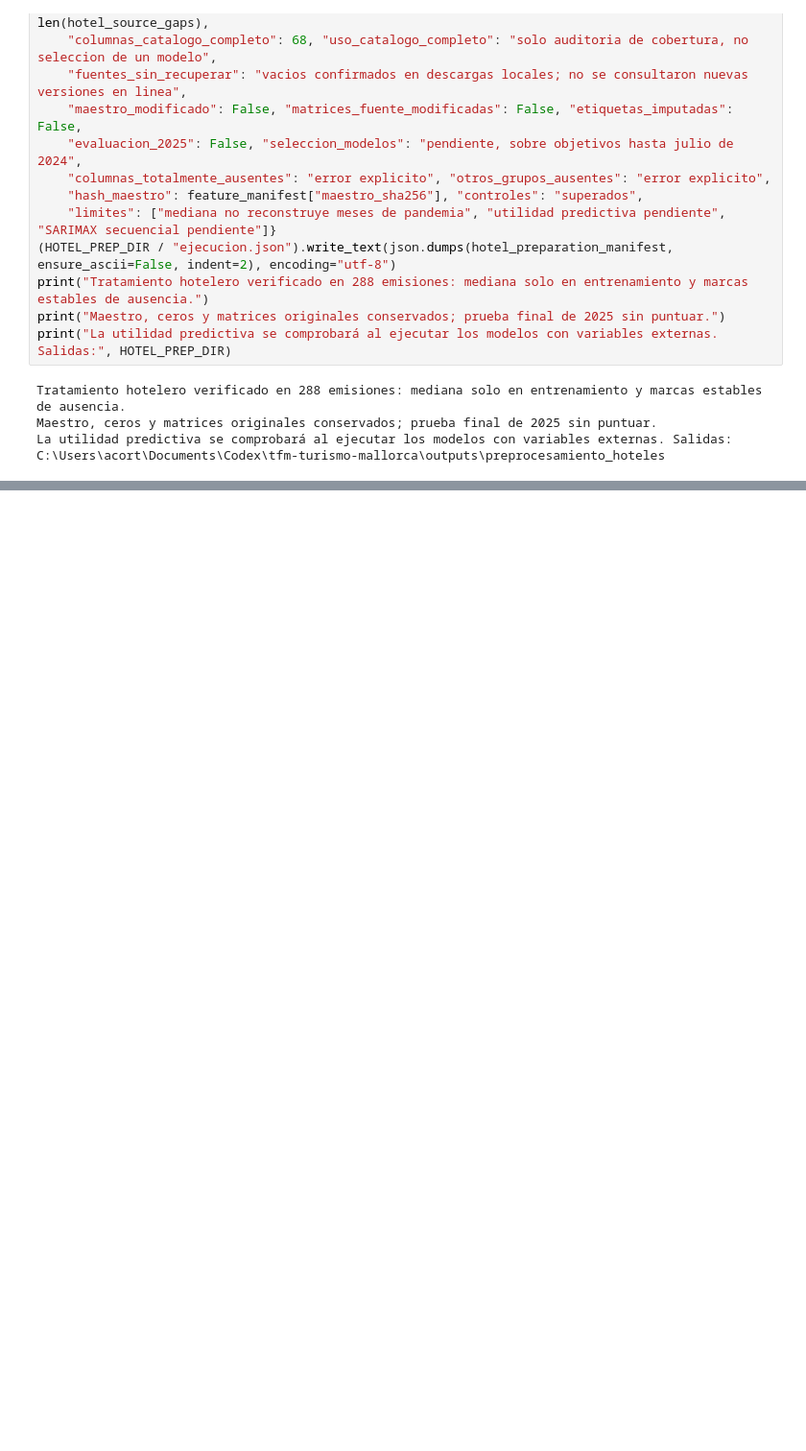
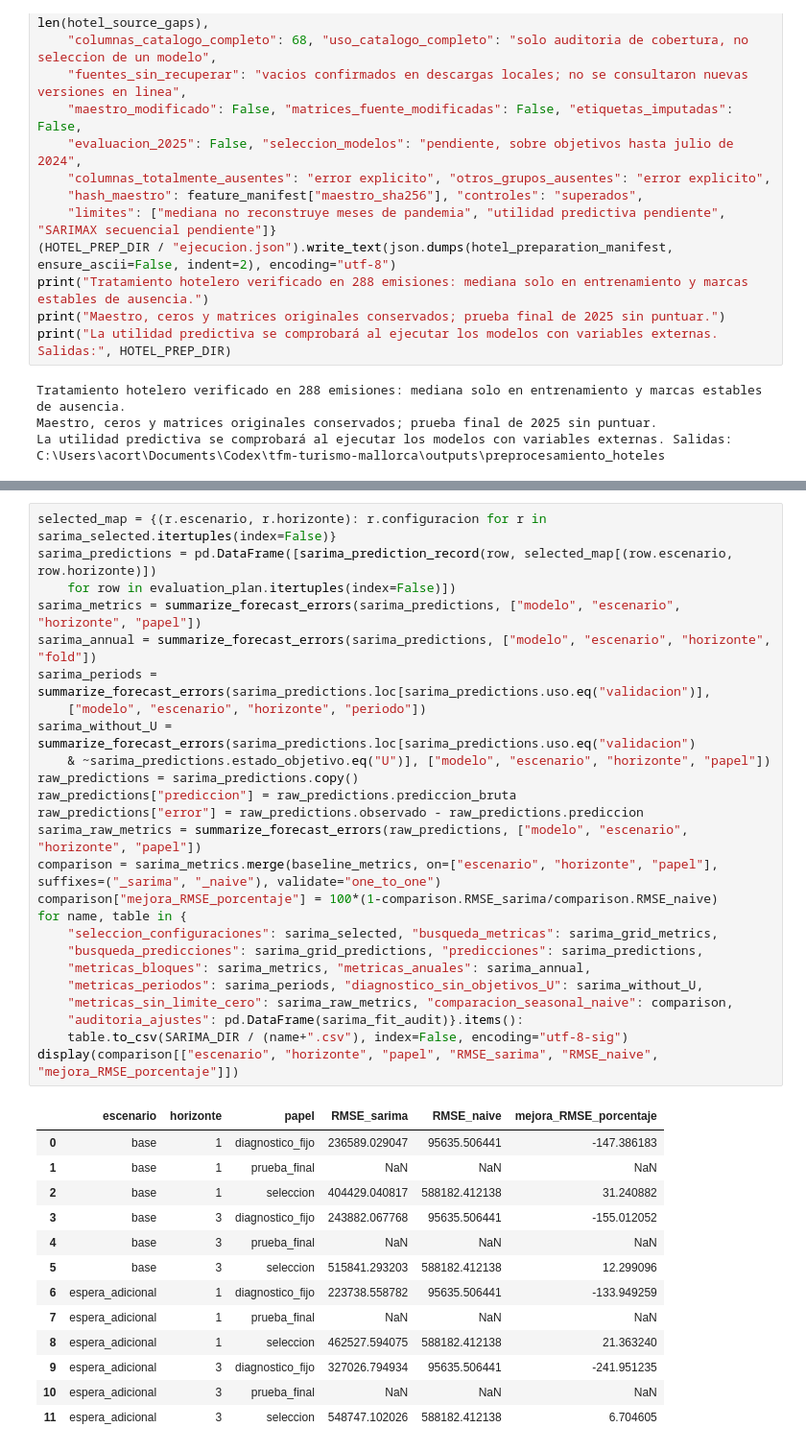
Before and after one commit to acortes99/tfm-turismo-mallorca, a Jupyter notebook: tfm-turismo-viu.ipynb, the cells around one changed output, grey strips where cells are left out. Shown at 96% size. Saved outputs shown, nothing was run; the diff lists cells and outputs as text; blank space fills up the shorter version.

Commit message:
Implementar y validar SARIMA con evaluación temporal y comparación con Seasonal Naïve

```diff
--- a/tfm-turismo-viu.ipynb
+++ b/tfm-turismo-viu.ipynb
@@ -1990,0 +2126,39 @@ La utilidad predictiva se comprobará al ejecutar los modelos con variables exte
+# %%
+selected_map = {(r.escenario, r.horizonte): r.configuracion for r in sarima_selected.itertuples(index=False)}
+sarima_predictions = pd.DataFrame([sarima_prediction_record(row, selected_map[(row.escenario, row.horizonte)])
+    for row in evaluation_plan.itertuples(index=False)])
+sarima_metrics = summarize_forecast_errors(sarima_predictions, ["modelo", "escenario", "horizonte", "papel"])
+sarima_annual = summarize_forecast_errors(sarima_predictions, ["modelo", "escenario", "horizonte", "fold"])
+sarima_periods = summarize_forecast_errors(sarima_predictions.loc[sarima_predictions.uso.eq("validacion")],
+    ["modelo", "escenario", "horizonte", "periodo"])
+sarima_without_U = summarize_forecast_errors(sarima_predictions.loc[sarima_predictions.uso.eq("validacion")
+    & ~sarima_predictions.estado_objetivo.eq("U")], ["modelo", "escenario", "horizonte", "papel"])
+raw_predictions = sarima_predictions.copy()
+raw_predictions["prediccion"] = raw_predictions.prediccion_bruta
+raw_predictions["error"] = raw_predictions.observado - raw_predictions.prediccion
+sarima_raw_metrics = summarize_forecast_errors(raw_predictions, ["modelo", "escenario", "horizonte", "papel"])
+comparison = sarima_metrics.merge(baseline_metrics, on=["escenario", "horizonte", "papel"], suffixes=("_sarima", "_naive"), validate="one_to_one")
+comparison["mejora_RMSE_porcentaje"] = 100*(1-comparison.RMSE_sarima/comparison.RMSE_naive)
+for name, table in {
+    "seleccion_configuraciones": sarima_selected, "busqueda_metricas": sarima_grid_metrics,
+    "busqueda_predicciones": sarima_grid_predictions, "predicciones": sarima_predictions,
+    "metricas_bloques": sarima_metrics, "metricas_anuales": sarima_annual,
+    "metricas_periodos": sarima_periods, "diagnostico_sin_objetivos_U": sarima_without_U,
+    "metricas_sin_limite_cero": sarima_raw_metrics, "comparacion_seasonal_naive": comparison,
+    "auditoria_ajustes": pd.DataFrame(sarima_fit_audit)}.items():
+    table.to_csv(SARIMA_DIR / (name+".csv"), index=False, encoding="utf-8-sig")
+display(comparison[["escenario", "horizonte", "papel", "RMSE_sarima", "RMSE_naive", "mejora_RMSE_porcentaje"]])
+# %% [output]
+|  | escenario | horizonte | papel | RMSE_sarima | RMSE_naive | mejora_RMSE_porcentaje |
+| 0 | base | 1 | diagnostico_fijo | 236589.029047 | 95635.506441 | -147.386183 |
+| 1 | base | 1 | prueba_final | NaN | NaN | NaN |
+| 2 | base | 1 | seleccion | 404429.040817 | 588182.412138 | 31.240882 |
+| 3 | base | 3 | diagnostico_fijo | 243882.067768 | 95635.506441 | -155.012052 |
+| 4 | base | 3 | prueba_final | NaN | NaN | NaN |
+| 5 | base | 3 | seleccion | 515841.293203 | 588182.412138 | 12.299096 |
+| 6 | espera_adicional | 1 | diagnostico_fijo | 223738.558782 | 95635.506441 | -133.949259 |
+| 7 | espera_adicional | 1 | prueba_final | NaN | NaN | NaN |
+| 8 | espera_adicional | 1 | seleccion | 462527.594075 | 588182.412138 | 21.363240 |
+| 9 | espera_adicional | 3 | diagnostico_fijo | 327026.794934 | 95635.506441 | -241.951235 |
+| 10 | espera_adicional | 3 | prueba_final | NaN | NaN | NaN |
+| 11 | espera_adicional | 3 | seleccion | 548747.102026 | 588182.412138 | 6.704605 |
```
Also changed, not shown: parts of 9 cells of this notebook, 15 other files.
